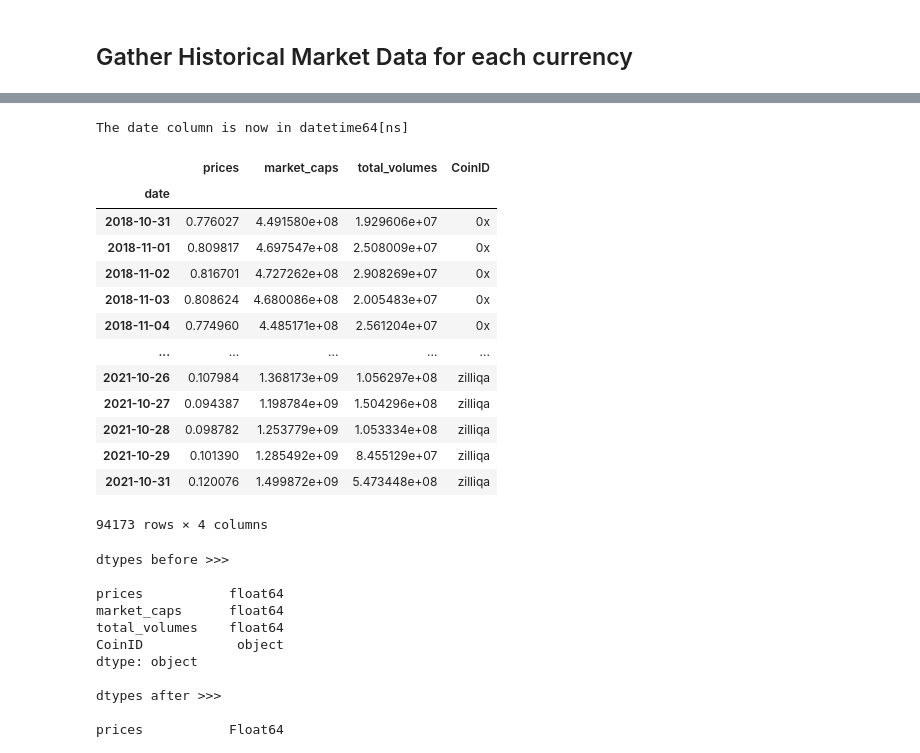
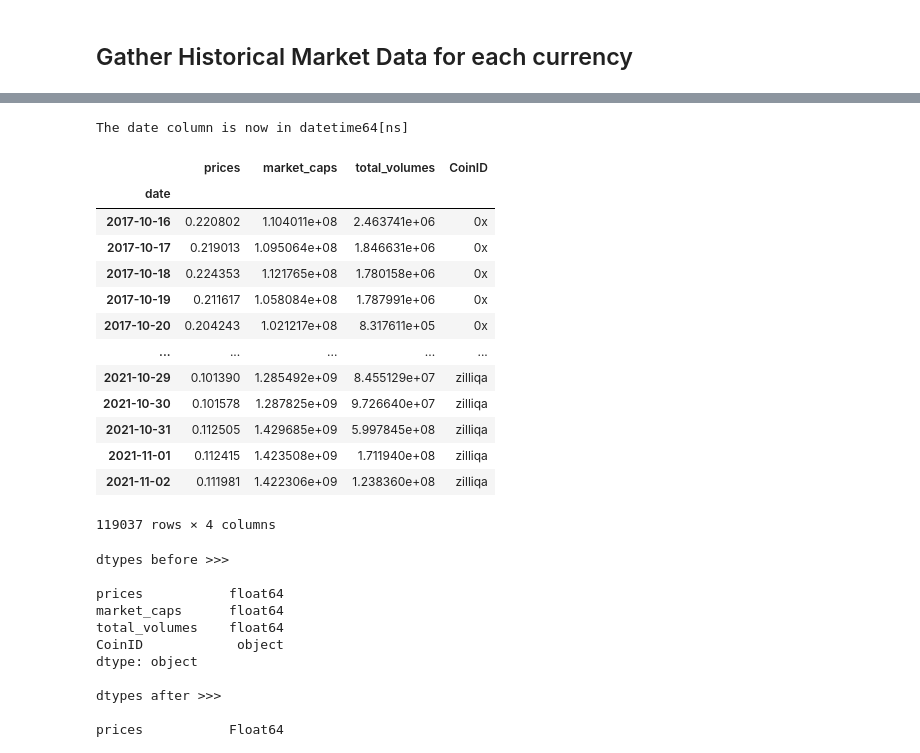
Before and after one commit to kcarter98/CryptoAnalysis, a Jupyter notebook: GatherandCleanData.ipynb, the cells around one changed output, grey strips where cells are left out. Drawn from its saved outputs; the diff is of its cells as text; code cells hidden in the pictures.

Commit message:
Prepared data for ML model

```diff
--- a/GatherandCleanData.ipynb
+++ b/GatherandCleanData.ipynb
@@ -613,29 +450,0 @@ ohlc_n = 0
-# %%
-name = selected_coins[ohlc_n]['name']
-print(f'Starting at {name} on the list!')
-
-# Create a loop to gather OHLC data for all coins
-for i in range(len(selected_coins) - ohlc_n):
-    name = selected_coins[ohlc_n]['name']
-    try:
-        print(f'Gathering Data For {name}')
-        ohlc_data = cg.get_coin_ohlc_by_id(id = selected_coins[ohlc_n]['id'], vs_currency = currency, days = 'max')
-        temp_df = pd.DataFrame(ohlc_data, columns = ['Date', 'Open', 'High', 'Low', 'Close'])
-        temp_df['CoinID'] = selected_coins[ohlc_n]['id']
-
-        if ohlc_n == 0:
-            # Format OHLC Data as DataFrame
-            ohlc_df = temp_df
-            ohlc_n += 1
-
-        else:
-            ohlc_df = ohlc_df.append(temp_df, ignore_index = True)
-            ohlc_n += 1
-
-        print(f'Successfully Completed For {name}\n')
-
-    except:
-        print(f'Could not complete due to API call limit. Discontinued on {name}')
-        break
-
-print('Complete!')
@@ -823,28 +540,27 @@ market_df
 # %%
 # Format market data into df
 
 convert_from_timestamp(market_df, 'date')
-market_df = market_df.loc[(market_df['date'] >= from_date) & (market_df['date'] <= end_date)]
 
 market_df = market_df.set_index('date')
 
 market_df
 # %% [output]
 The date column is now in datetime64[ns]
 |  | prices | market_caps | total_volumes | CoinID |
 | date |  |  |  |  |
-| 2018-10-31 | 0.776027 | 4.491580e+08 | 1.929606e+07 | 0x |
-| 2018-11-01 | 0.809817 | 4.697547e+08 | 2.508009e+07 | 0x |
-| 2018-11-02 | 0.816701 | 4.727262e+08 | 2.908269e+07 | 0x |
-| 2018-11-03 | 0.808624 | 4.680086e+08 | 2.005483e+07 | 0x |
-| 2018-11-04 | 0.774960 | 4.485171e+08 | 2.561204e+07 | 0x |
+| 2017-10-16 | 0.220802 | 1.104011e+08 | 2.463741e+06 | 0x |
+| 2017-10-17 | 0.219013 | 1.095064e+08 | 1.846631e+06 | 0x |
+| 2017-10-18 | 0.224353 | 1.121765e+08 | 1.780158e+06 | 0x |
+| 2017-10-19 | 0.211617 | 1.058084e+08 | 1.787991e+06 | 0x |
+| 2017-10-20 | 0.204243 | 1.021217e+08 | 8.317611e+05 | 0x |
 | ... | ... | ... | ... | ... |
-| 2021-10-26 | 0.107984 | 1.368173e+09 | 1.056297e+08 | zilliqa |
-| 2021-10-27 | 0.094387 | 1.198784e+09 | 1.504296e+08 | zilliqa |
-| 2021-10-28 | 0.098782 | 1.253779e+09 | 1.053334e+08 | zilliqa |
 | 2021-10-29 | 0.101390 | 1.285492e+09 | 8.455129e+07 | zilliqa |
-| 2021-10-31 | 0.120076 | 1.499872e+09 | 5.473448e+08 | zilliqa |
+| 2021-10-30 | 0.101578 | 1.287825e+09 | 9.726640e+07 | zilliqa |
+| 2021-10-31 | 0.112505 | 1.429685e+09 | 5.997845e+08 | zilliqa |
+| 2021-11-01 | 0.112415 | 1.423508e+09 | 1.711940e+08 | zilliqa |
+| 2021-11-02 | 0.111981 | 1.422306e+09 | 1.238360e+08 | zilliqa |
-94173 rows × 4 columns
+119037 rows × 4 columns
 # %%
 # Find dtypes of Market DataFrame and change if necessary
 print('dtypes before >>>\n')
```
Also changed, not shown: parts of 45 cells of this notebook, 2 other files.
